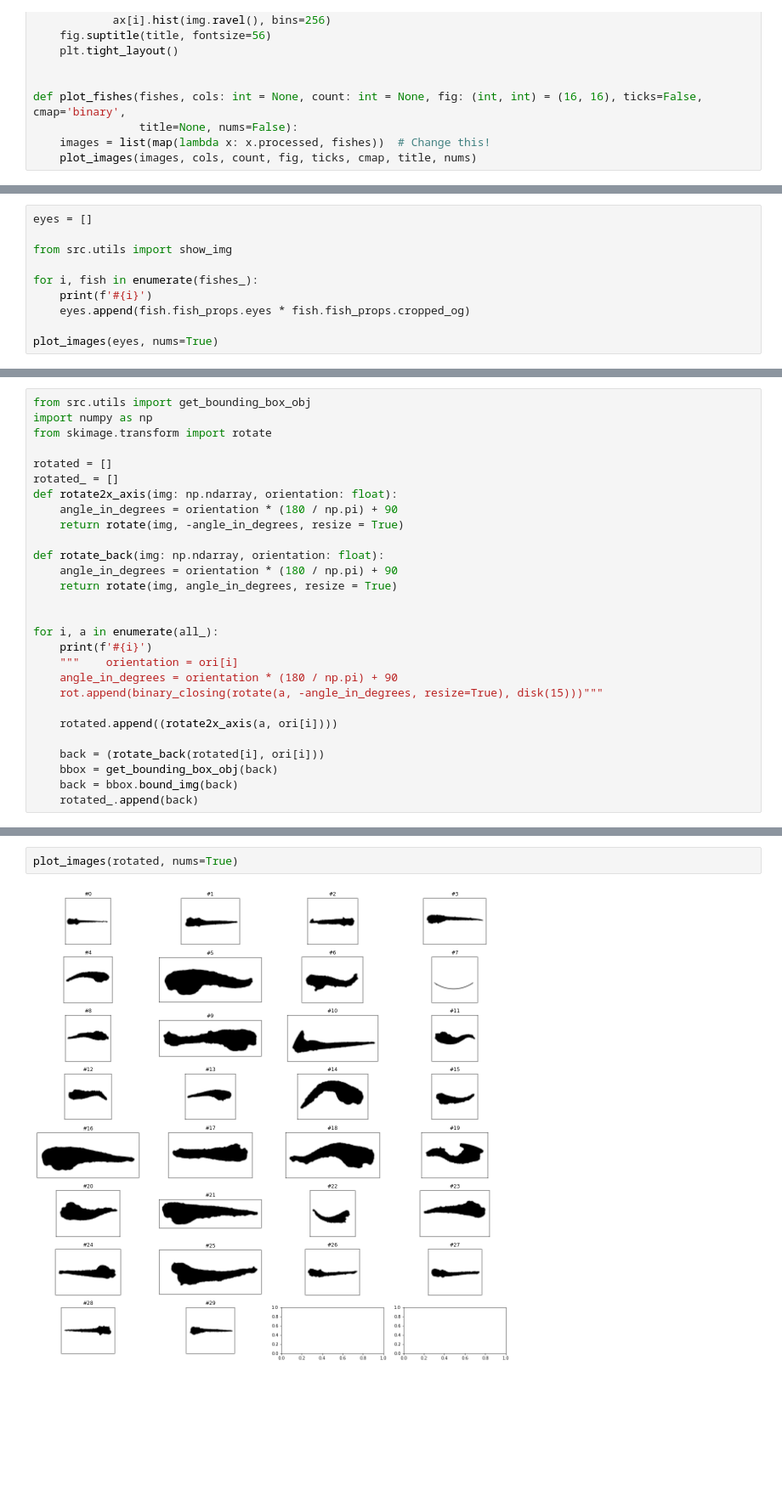
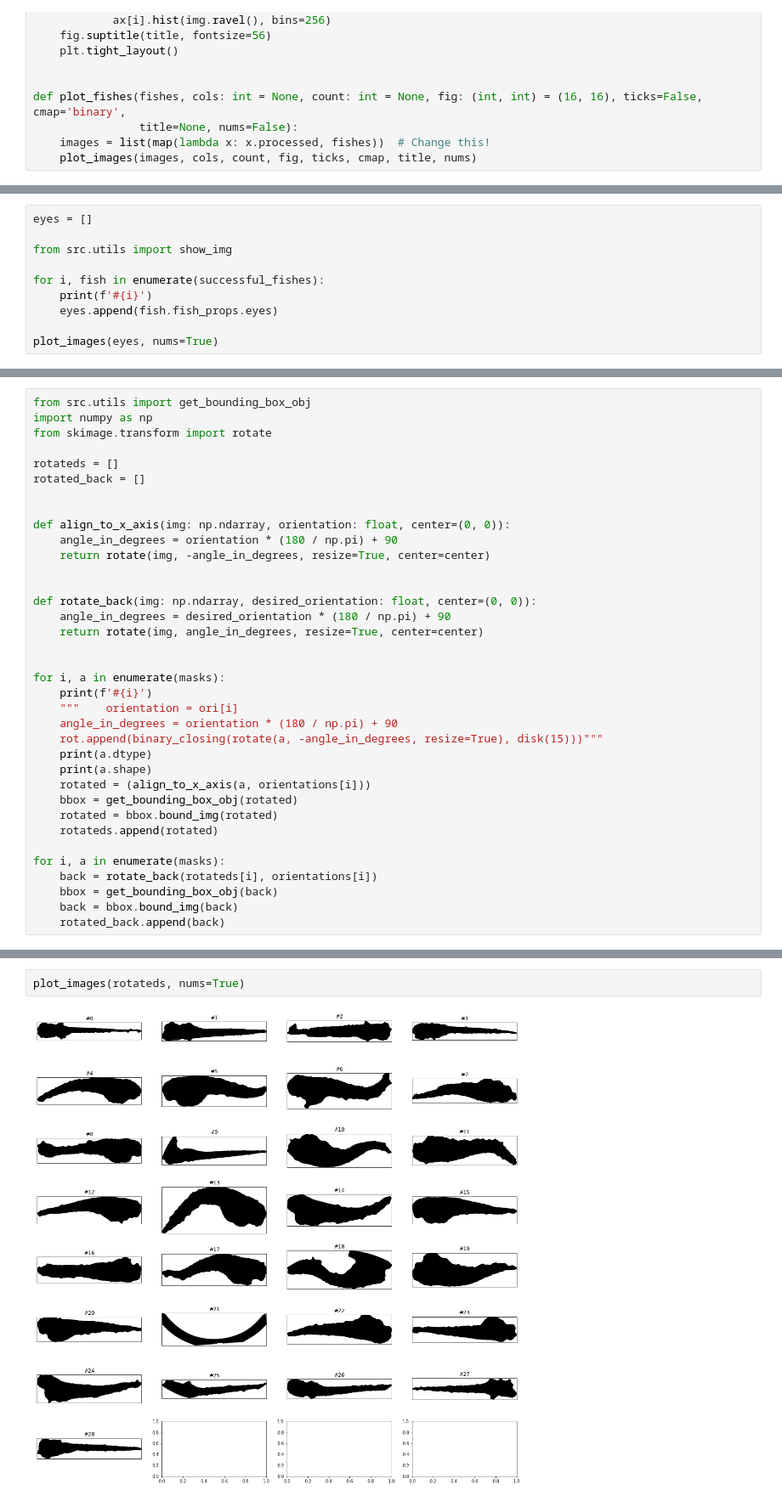
Before and after one commit to gimesia/zebrafisher, a Jupyter notebook: src/measure/test1.ipynb, the cells around one changed output, grey strips where cells are left out. Shown at 85% size. Drawn from its saved outputs; the diff is of its cells as text; blank space fills up the shorter version.

```diff
--- a/src/measure/test1.ipynb
+++ b/src/measure/test1.ipynb
@@ -137,9 +140,9 @@ eyes = []
 
 from src.utils import show_img
 
-for i, fish in enumerate(fishes_):
+for i, fish in enumerate(successful_fishes):
     print(f'#{i}')
-    eyes.append(fish.fish_props.eyes * fish.fish_props.cropped_og)
+    eyes.append(fish.fish_props.eyes)
 
 plot_images(eyes, nums=True)
 # %% [output]
@@ -228,28 +231,36 @@ from src.utils import get_bounding_box_obj
 import numpy as np
 from skimage.transform import rotate
 
-rotated = []
-rotated_ = []
-def rotate2x_axis(img: np.ndarray, orientation: float):
-    angle_in_degrees = orientation * (180 / np.pi) + 90
-    return rotate(img, -angle_in_degrees, resize = True)
-
-def rotate_back(img: np.ndarray, orientation: float):
-    angle_in_degrees = orientation * (180 / np.pi) + 90
-    return rotate(img, angle_in_degrees, resize = True)
+rotateds = []
+rotated_back = []
 
 
-for i, a in enumerate(all_):
+def align_to_x_axis(img: np.ndarray, orientation: float, center=(0, 0)):
+    angle_in_degrees = orientation * (180 / np.pi) + 90
+    return rotate(img, -angle_in_degrees, resize=True, center=center)
+
+
+def rotate_back(img: np.ndarray, desired_orientation: float, center=(0, 0)):
+    angle_in_degrees = desired_orientation * (180 / np.pi) + 90
+    return rotate(img, angle_in_degrees, resize=True, center=center)
+
+
+for i, a in enumerate(masks):
     print(f'#{i}')
     """    orientation = ori[i]
     angle_in_degrees = orientation * (180 / np.pi) + 90
     rot.append(binary_closing(rotate(a, -angle_in_degrees, resize=True), disk(15)))"""
+    print(a.dtype)
+    print(a.shape)
+    rotated = (align_to_x_axis(a, orientations[i]))
+    bbox = get_bounding_box_obj(rotated)
+    rotated = bbox.bound_img(rotated)
+    rotateds.append(rotated)
 
-    rotated.append((rotate2x_axis(a, ori[i])))
-
-    back = (rotate_back(rotated[i], ori[i]))
+for i, a in enumerate(masks):
+    back = rotate_back(rotateds[i], orientations[i])
     bbox = get_bounding_box_obj(back)
     back = bbox.bound_img(back)
-    rotated_.append(back)
+    rotated_back.append(back)
 # %% [output]
 #0
@@ -272,5 +283,5 @@ for i, a in enumerate(all_):
 # %%
-plot_images(rotated, nums=True)
+plot_images(rotateds, nums=True)
 # %% [output]
-[figure, old version]
+[figure, new version]
 # %%
```
Also changed, not shown: parts of 15 cells of this notebook, 7 other files.
